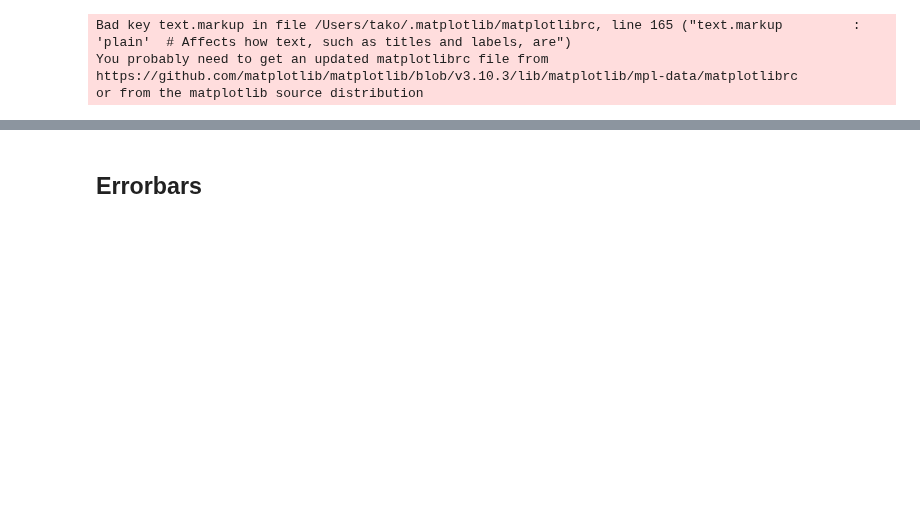
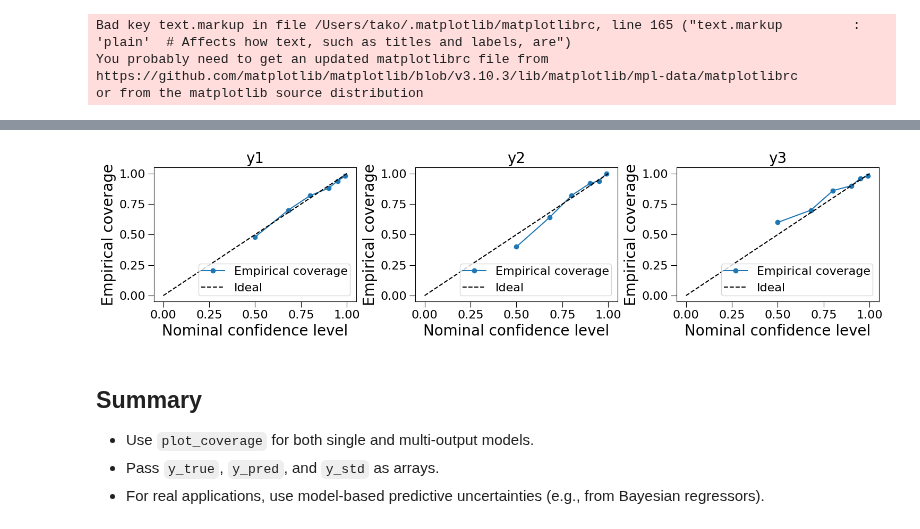
Before and after one commit to takotime808/multioutreg, a Jupyter notebook: examples/coverage_plots.ipynb, the cells around one changed output, grey strips where cells are left out. Saved outputs shown, nothing was run; the diff lists cells and outputs as text; code cells hidden in the pictures; blank space fills up the shorter version.

```diff
--- a/examples/coverage_plots.ipynb
+++ b/examples/coverage_plots.ipynb
@@ -39,4 +59,37 @@ or from the matplotlib source distribution
+# %%
+from sklearn.multioutput import MultiOutputRegressor
+
+# Simulate multi-output data
+y_multi = np.stack([
+    2*X[:, 0] + rng.normal(0, 0.7, size=200),
+    -X[:, 1] + 0.3*X[:, 2] + rng.normal(0, 0.3, size=200),
+    1.5*X[:, 0] - X[:, 1] + rng.normal(0, 0.5, size=200)
+], axis=1)
+
+# Train-test split
+X_tr, X_te, y_tr, y_te = train_test_split(X, y_multi, random_state=2)
+
+# Fit model
+reg_multi = MultiOutputRegressor(LinearRegression()).fit(X_tr, y_tr)
+y_pred_multi = reg_multi.predict(X_te)
+
+# Simulate predictive stddevs for each output
+y_std_multi = np.full_like(y_pred_multi, [0.7, 0.3, 0.5])
+
+# Plot coverage
+plot_coverage(
+    y_true=y_te,
+    y_pred=y_pred_multi,
+    y_std=y_std_multi,
+    output_names=["y1", "y2", "y3"]
+)
+# %% [output]
+[figure, added]
 # %% [markdown]
 <!-- # Copyright (c) 2025 takotime808 -->
 
-## Errorbars
+## Summary ##
+
+- Use `plot_coverage` for both single and multi-output models.
+- Pass `y_true`, `y_pred`, and `y_std` as arrays.
+- For real applications, use model-based predictive uncertainties (e.g., from Bayesian regressors).
```
Also changed, not shown: parts of 5 cells of this notebook.
